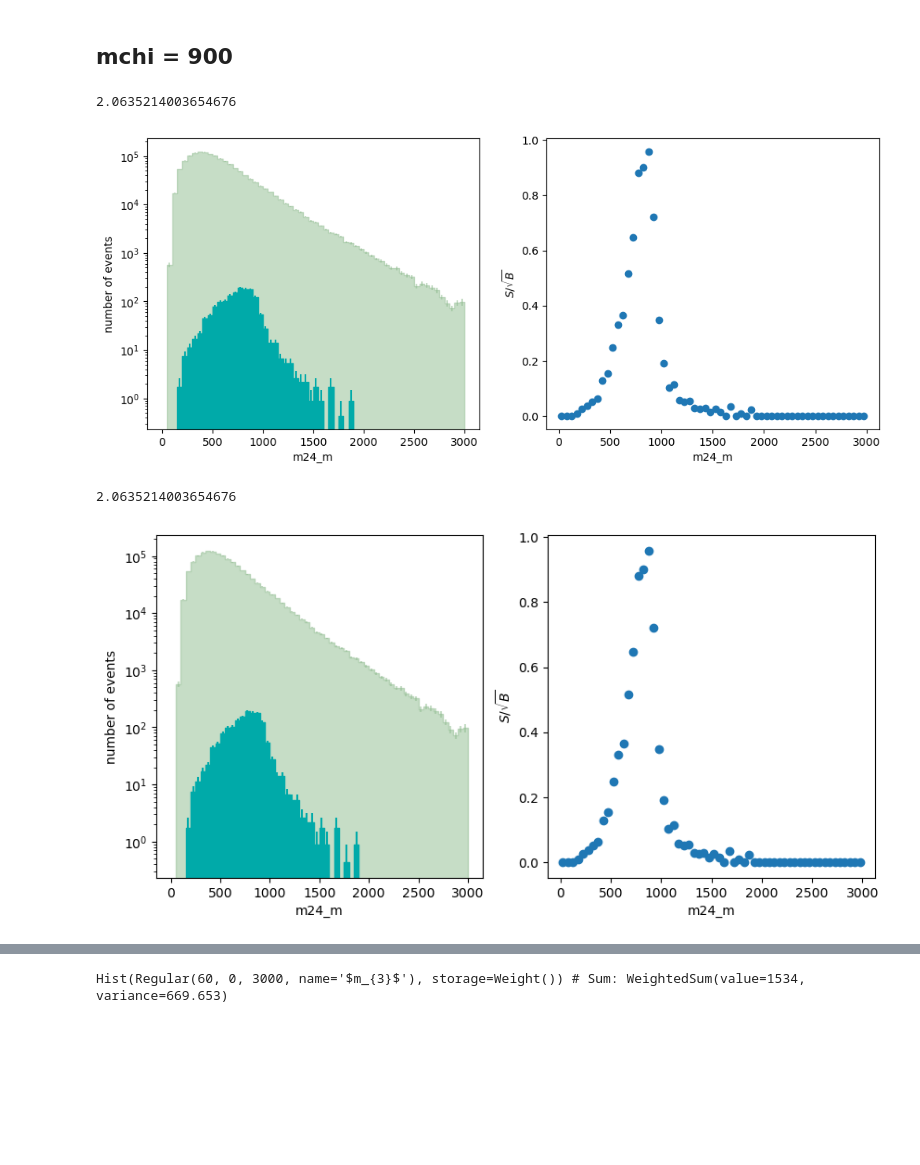
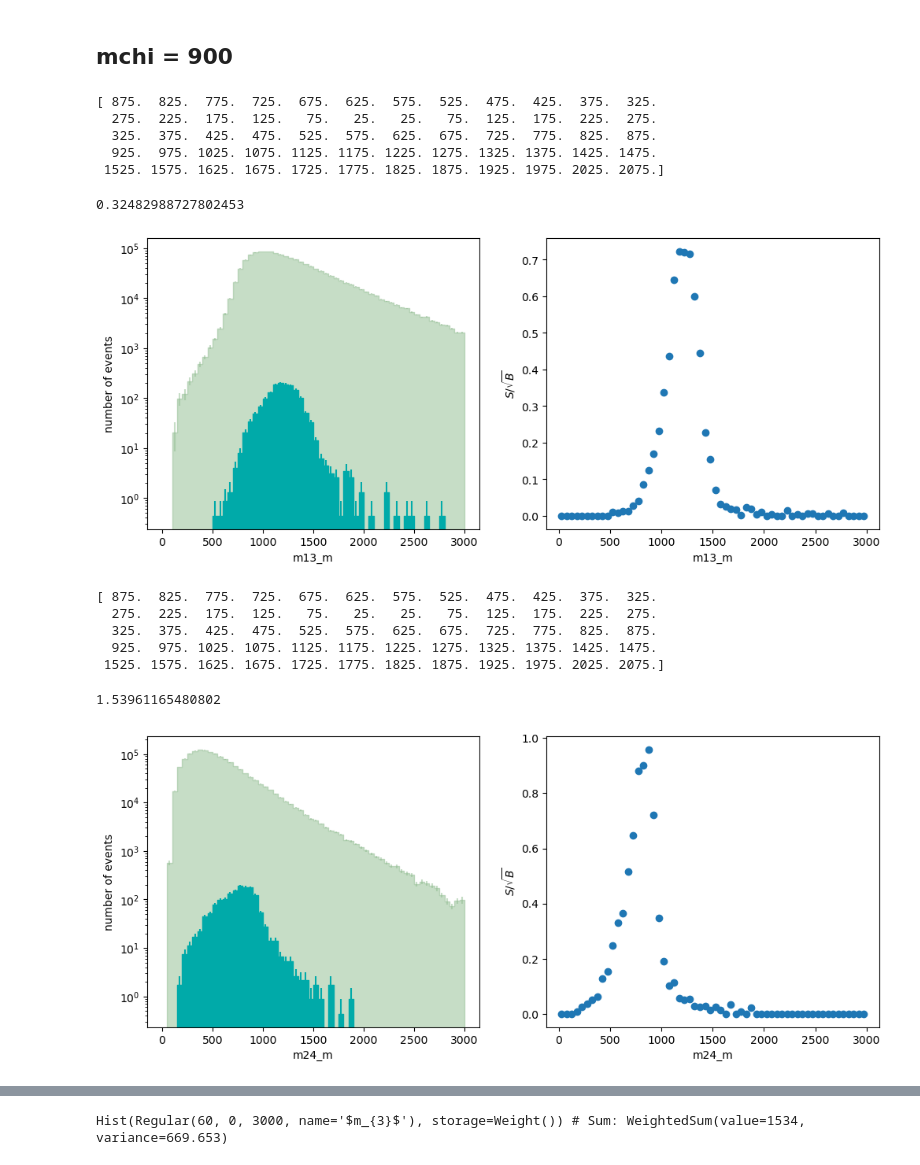
Before and after one commit to UMN-CMS/SingleStopCoffea, a Jupyter notebook: analyzer_test.ipynb, the cells around one changed output, grey strips where cells are left out. Drawn from its saved outputs; the diff is of its cells as text; code cells hidden in the pictures; blank space fills up the shorter version.

```diff
--- a/analyzer_test.ipynb
+++ b/analyzer_test.ipynb
@@ -12,33 +17,36 @@ def L2_norm(values):
     sum_of_squares = np.sum(np.power(values, 2))
     return np.sqrt(sum_of_squares)
 # %%
-def s_over_root_b(background_name, signal_name, xvar):
+def s_over_root_b(background_name, signal_name, xvar, true_mass, plot=True):
     signal_hist = hists[xvar][signal_name, ...]
     background_hist = hists[xvar][background_name, ...]
     signal_data = signal_hist.to_numpy()[0]
     background_data, edges = background_hist.to_numpy()
+    bin_centers = (edges[:-1] + edges[1:])/2
     sqrt_b = np.sqrt(background_data)
     result = np.nan_to_num(signal_data/sqrt_b)
 
-    background_style = s.getCollection(background_name).style
-    signal_style = s.getSet(signal_name).style
-    background_obj = PlotObject.fromHist(hists[xvar][background_name,...], style=background_style)
-    signal_obj = PlotObject.fromHist(hists[xvar][signal_name,...], style=signal_style)
-    fig, ax = plt.subplots(1, 2)
-    fig.set_figwidth(12)
-    ax[0].set_xlabel(xvar)
-    ax[0].set_ylabel("number of events")
-    ax[0].set_yscale("log")
-    ax[1].set_xlabel(xvar)
-    ax[1].set_ylabel("$S/\sqrt{B}$")
-    bin_centers = (edges[:-1] + edges[1:])/2
-    # ax.set_xlabel(key)
-    # ax.set_ylabel("$S/\sqrt{B}$")
-    # ax.set_title("Scatter plot of S/sqrt(B)")
-    drawAs1DHist(ax[0], background_obj)
-    drawAs1DHist(ax[0], signal_obj)
-    ax[1].scatter(bin_centers, result)
+    if plot:
+        background_style = s.getCollection(background_name).style
+        signal_style = s.getSet(signal_name).style
+        background_obj = PlotObject.fromHist(hists[xvar][background_name,...], style=background_style)
+        signal_obj = PlotObject.fromHist(hists[xvar][signal_name,...], style=signal_style)
+        fig, ax = plt.subplots(1, 2)
+        fig.set_figwidth(12)
+        ax[0].set_xlabel(xvar)
+        ax[0].set_ylabel("number of events")
+        ax[0].set_yscale("log")
+        ax[1].set_xlabel(xvar)
+        ax[1].set_ylabel("$S/\sqrt{B}$")
+        # ax.set_xlabel(key)
+        # ax.set_ylabel("$S/\sqrt{B}$")
+        # ax.set_title("Scatter plot of S/sqrt(B)")
+        drawAs1DHist(ax[0], background_obj)
+        drawAs1DHist(ax[0], signal_obj)
+        ax[1].scatter(bin_centers, result)
 
+    print(abs(np.add(bin_centers, -true_mass)))
+    return L2_norm(result[abs(np.add(bin_centers, -true_mass)) < 100])
     return L2_norm(result)
 # %%
 data_1500_900 = pickle.load(open("output_1500_900.pkl", "rb"))
@@ -58,13 +66,23 @@ m13_pt could be a NN parameter lol i'm never gonna look at this again
 hists = a.getMergedHistograms(s)
 # %% [markdown]
 ## mchi = 900
+# %%
+s_over_root_b("Skim_QCDInclusive2018", "signal_312_1500_900", "m13_m", 900)
+# %% [output]
+[ 875.  825.  775.  725.  675.  625.  575.  525.  475.  425.  375.  325.
+  275.  225.  175.  125.   75.   25.   25.   75.  125.  175.  225.  275.
+  325.  375.  425.  475.  525.  575.  625.  675.  725.  775.  825.  875.
+  925.  975. 1025. 1075. 1125. 1175. 1225. 1275. 1325. 1375. 1425. 1475.
+ 1525. 1575. 1625. 1675. 1725. 1775. 1825. 1875. 1925. 1975. 2025. 2075.]
+0.32482988727802453
+[figure, added]
 # %%
-s_over_root_b("Skim_QCDInclusive2018", "signal_312_1500_900", "m24_m")
+s_over_root_b("Skim_QCDInclusive2018", "signal_312_1500_900", "m24_m", 900)
 # %% [output]
-2.0635214003654676
+[ 875.  825.  775.  725.  675.  625.  575.  525.  475.  425.  375.  325.
+  275.  225.  175.  125.   75.   25.   25.   75.  125.  175.  225.  275.
+  325.  375.  425.  475.  525.  575.  625.  675.  725.  775.  825.  875.
+  925.  975. 1025. 1075. 1125. 1175. 1225. 1275. 1325. 1375. 1425. 1475.
+ 1525. 1575. 1625. 1675. 1725. 1775. 1825. 1875. 1925. 1975. 2025. 2075.]
+1.53961165480802
 [figure]
-# %%
-s_over_root_b(hists["m24_m"]["signal_312_1500_900",...], hists["m24_m"]["Skim_QCDInclusive2018",...], "m24_m")
-# %% [output]
-2.0635214003654676
-[figure, removed]
```
Also changed, not shown: parts of 4 cells of this notebook.
